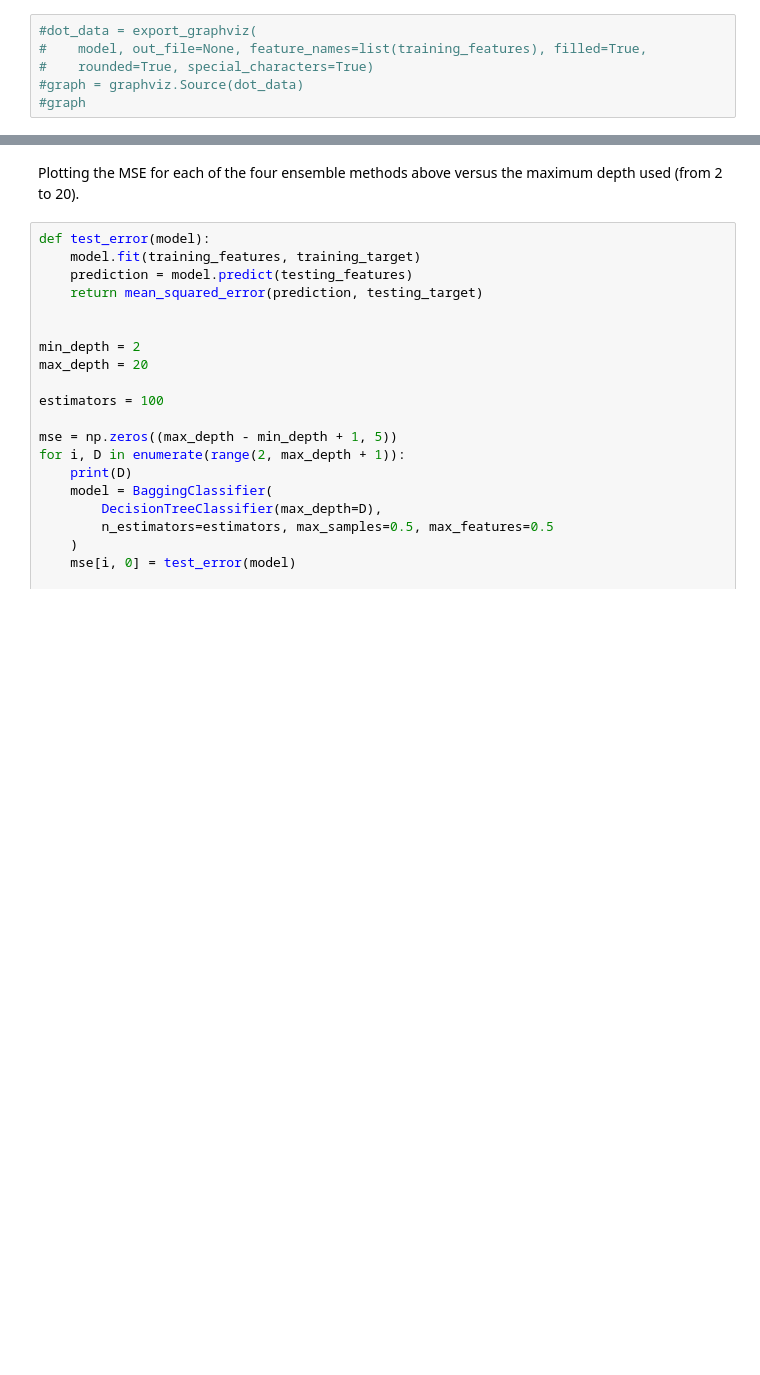
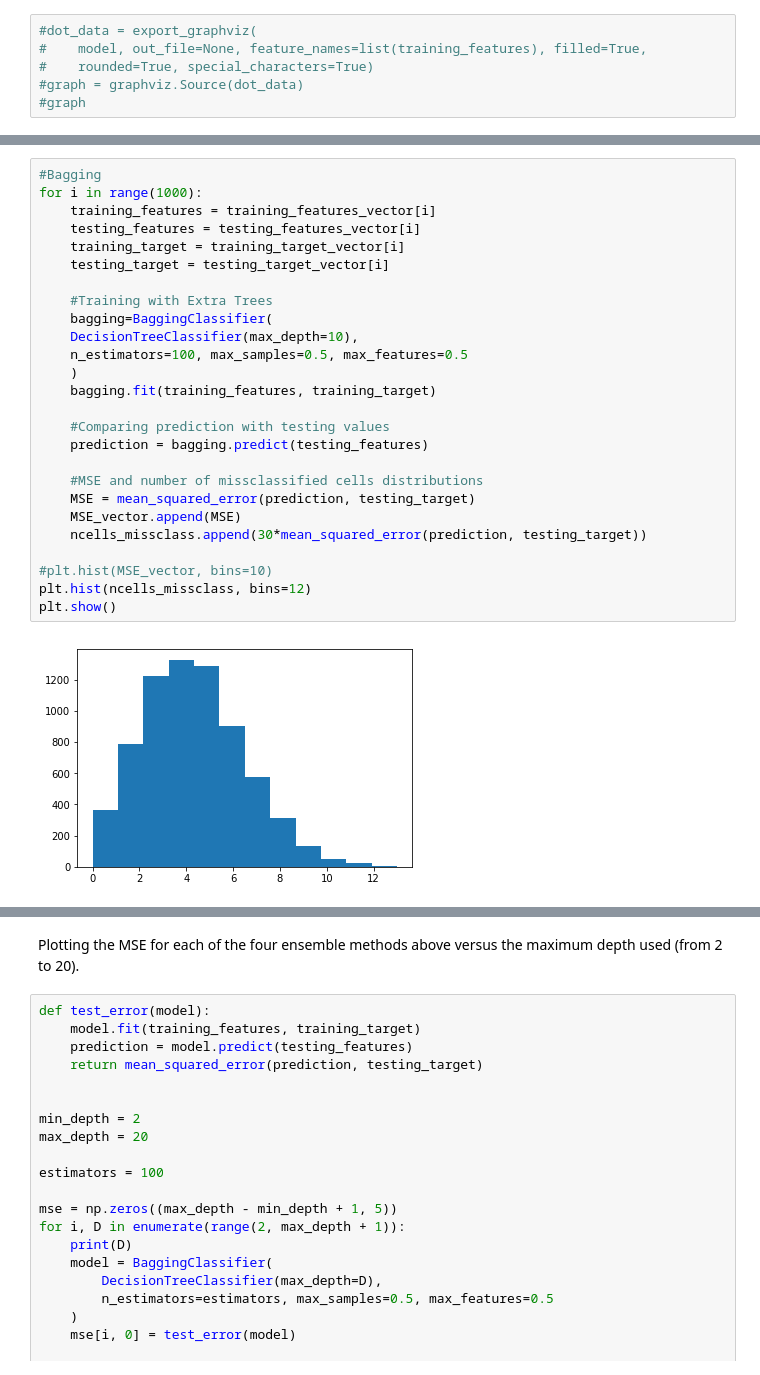
Before and after one commit to joaomiguelreis/MiND, a Jupyter notebook: Decision Tree and Ensemble Methods for Small Dataset.ipynb, the cells around one changed output, grey strips where cells are left out. Cells and saved outputs as stored; diff of their text form; blank space fills up the shorter version.

```diff
--- a/Decision Tree and Ensemble Methods for Small Dataset.ipynb
+++ b/Decision Tree and Ensemble Methods for Small Dataset.ipynb
@@ -165,0 +274,28 @@ Next, I tried different ensemble methods that suposedly improved the prediction
+# %%
+#Bagging
+for i in range(1000):
+    training_features = training_features_vector[i]
+    testing_features = testing_features_vector[i]
+    training_target = training_target_vector[i]
+    testing_target = testing_target_vector[i]
+
+    #Training with Extra Trees
+    bagging=BaggingClassifier(
+    DecisionTreeClassifier(max_depth=10),
+    n_estimators=100, max_samples=0.5, max_features=0.5
+    )
+    bagging.fit(training_features, training_target)
+
+    #Comparing prediction with testing values
+    prediction = bagging.predict(testing_features)
+
+    #MSE and number of missclassified cells distributions
+    MSE = mean_squared_error(prediction, testing_target)
+    MSE_vector.append(MSE)
+    ncells_missclass.append(30*mean_squared_error(prediction, testing_target))
+
+#plt.hist(MSE_vector, bins=10)
+plt.hist(ncells_missclass, bins=12)
+plt.show()
+# %% [output]
+[figure, added]
```
Also changed, not shown: parts of 19 cells of this notebook.
